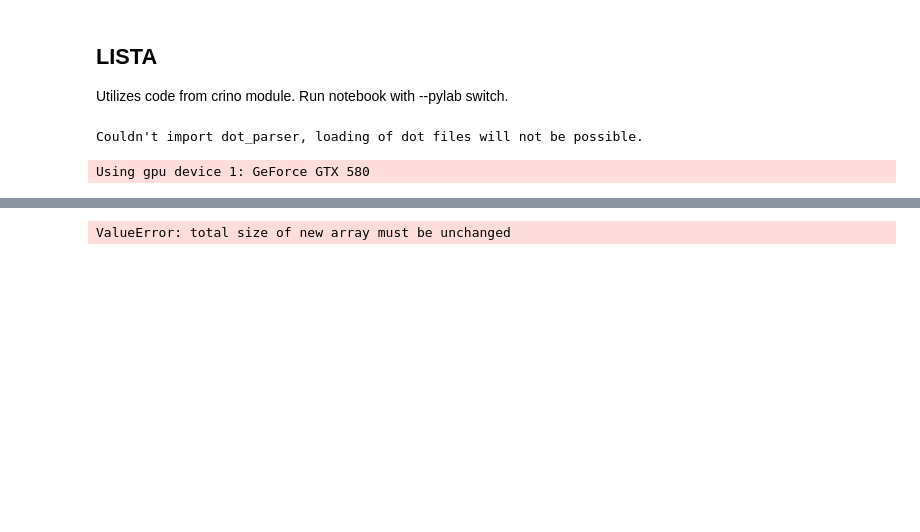
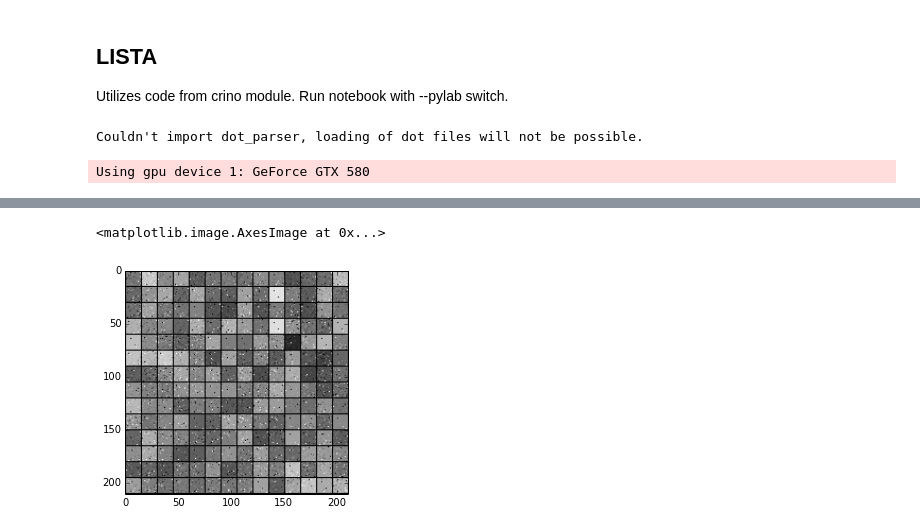
Before and after one commit to osdf/utils, a Jupyter notebook: notebooks/LISTA|CoD-MNIST.ipynb, the cells around one changed output, grey strips where cells are left out. Drawn from its saved outputs; the diff is of its cells as text; code cells hidden in the pictures; blank space fills up the shorter version.

```diff
--- a/notebooks/LISTA|CoD-MNIST.ipynb
+++ b/notebooks/LISTA|CoD-MNIST.ipynb
@@ -129,9 +137,9 @@ plt.imshow(im, cmap=cm.gray)
 # %%
-%matplotlib inline
 # visualize latents as sparse 2d images
 sparse = theano.function([x], z, allow_input_downcast=True)
 sp = sparse(valid[:14*14])
-im = np.array(misc.visualize(sp, 32*32))
+im = np.array(misc.visualize(sp, sparse_shape))
 plt.imshow(im, cmap=cm.gray)
 # %% [output]
-ValueError: total size of new array must be unchanged
+<matplotlib.image.AxesImage at 0x...>
+[figure, added]
```
Also changed, not shown: parts of 23 cells of this notebook.
